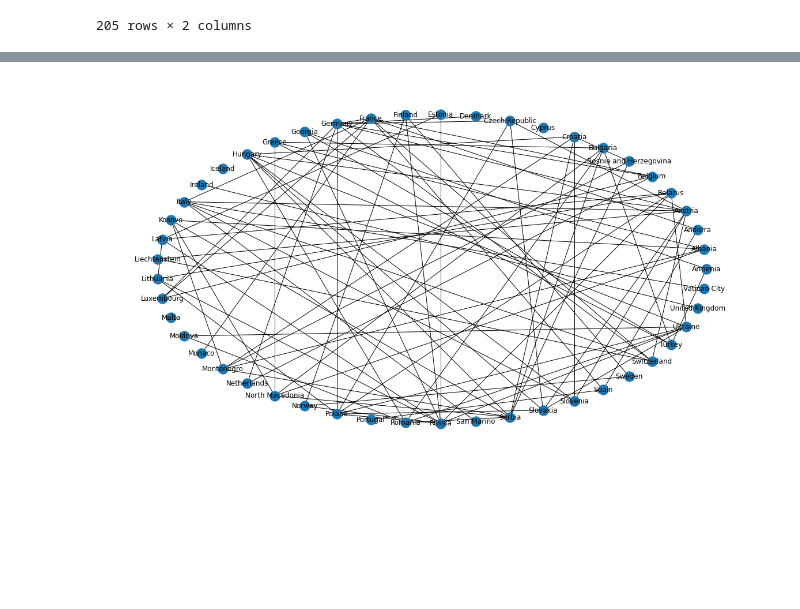
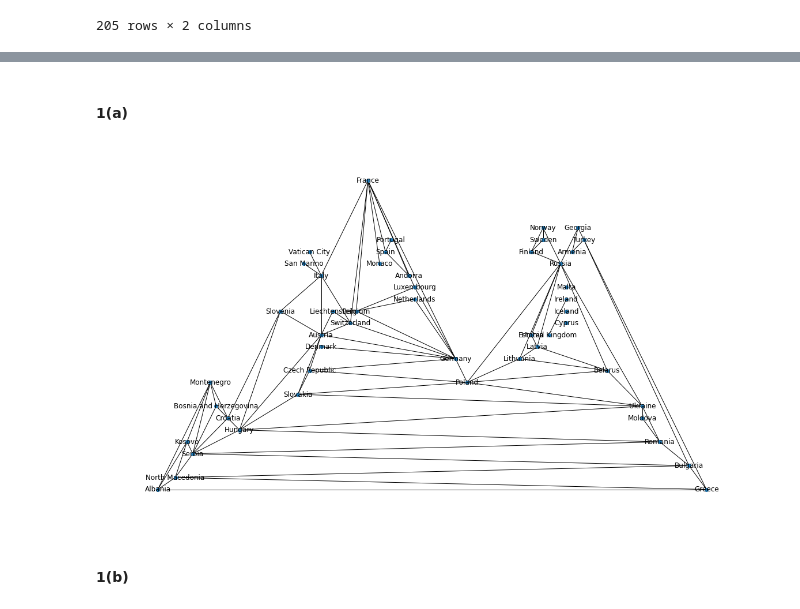
Before and after one commit to GoldenGarr/Graph-Theory-HW-5, a Jupyter notebook: hw5.ipynb, the cells around one changed output, grey strips where cells are left out. Saved outputs shown, nothing was run; the diff lists cells and outputs as text; code cells hidden in the pictures; blank space fills up the shorter version.

```diff
--- a/hw5.ipynb
+++ b/hw5.ipynb
@@ -109,8 +120,12 @@ for index, row in edges_df.iterrows():
         if temp in list(edges_df['country']):
             # print(row['country'], temp)
             Europe.add_edge(row['country'], temp)
+# %% [markdown]
+#### 1(a)
 # %%
 plt.figure(figsize=(16, 9))
-nx.draw_circular(Europe, with_labels=True)
+nx.draw_planar(Europe, node_size=None, with_labels=True)
 # %% [output]
-[figure, old version]
+[figure, new version]
+# %% [markdown]
+#### 1(b)
```
Also changed, not shown: parts of 9 cells of this notebook.
